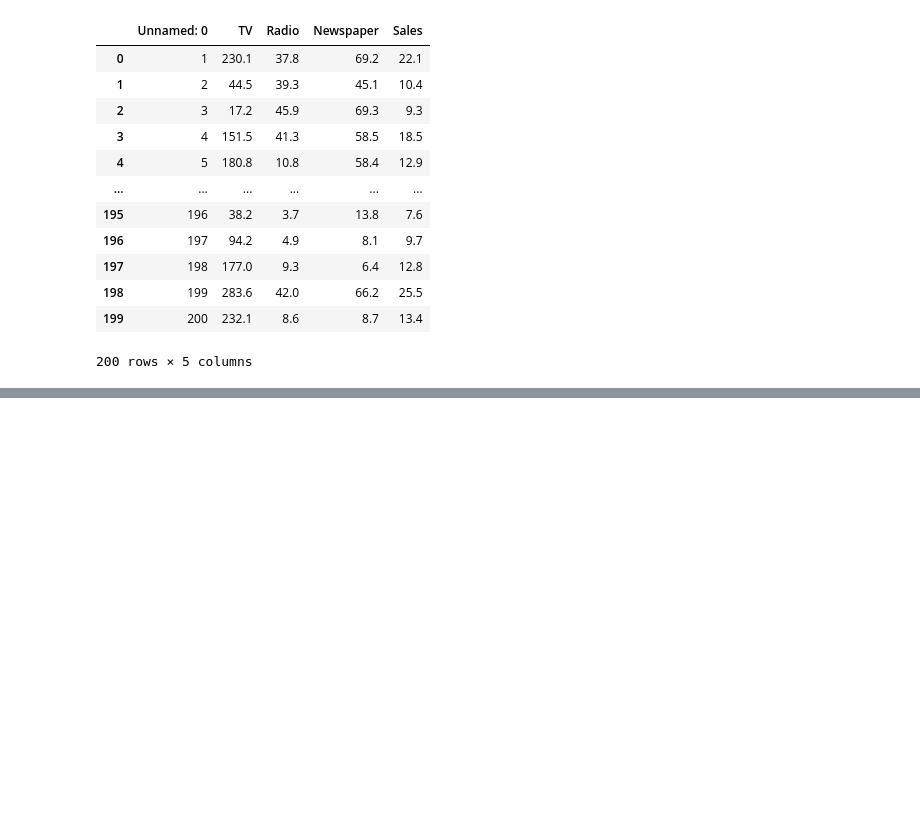
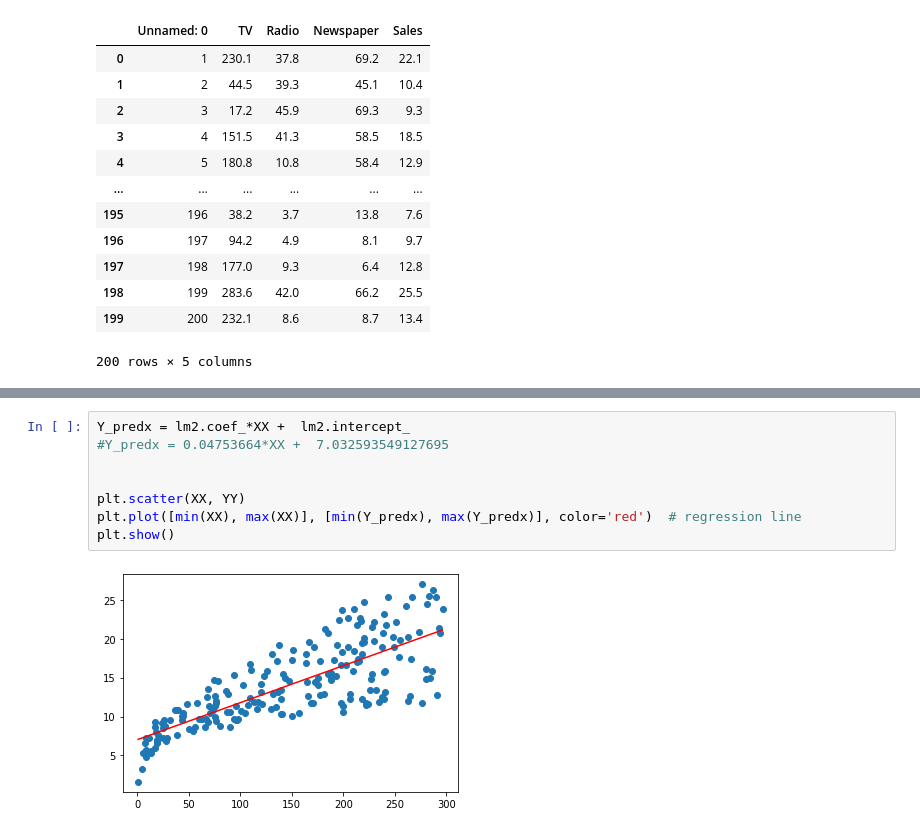
Before and after one commit to Pauweee/LR---Gradient-Descent, a Jupyter notebook: Gradient Descent - Advertising.ipynb, the cells around one changed output, grey strips where cells are left out. Drawn from its saved outputs; the diff is of its cells as text; blank space fills up the shorter version.

```diff
--- a/Gradient Descent - Advertising.ipynb
+++ b/Gradient Descent - Advertising.ipynb
@@ -84,0 +159,10 @@ plt.show()
+# %%
+Y_predx = lm2.coef_*XX +  lm2.intercept_
+#Y_predx = 0.04753664*XX +  7.032593549127695
+
+
+plt.scatter(XX, YY)
+plt.plot([min(XX), max(XX)], [min(Y_predx), max(Y_predx)], color='red')  # regression line
+plt.show()
+# %% [output]
+[figure, added]
```
Also changed, not shown: parts of 27 cells of this notebook.
